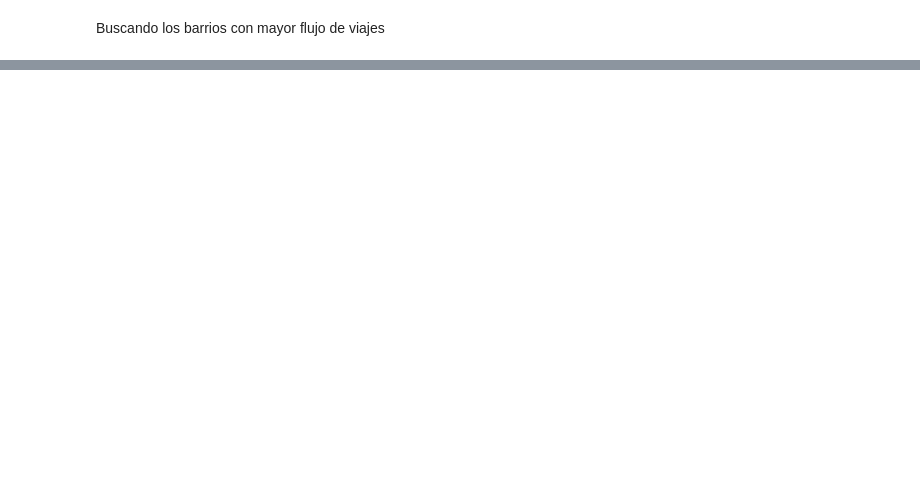
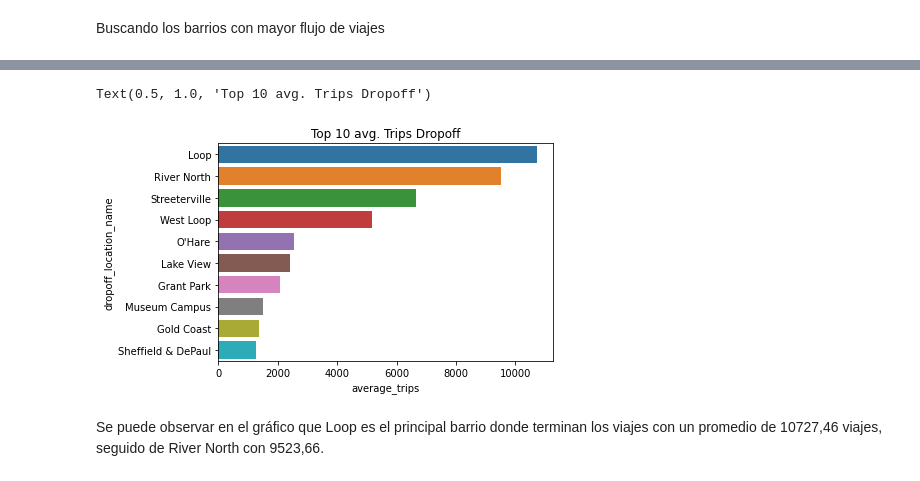
Before and after one commit to RaulManzano1981/proyecto_6, a Jupyter notebook: proyecto_6.ipynb, the cells around one changed output, grey strips where cells are left out. Drawn from its saved outputs; the diff is of its cells as text; code cells hidden in the pictures; blank space fills up the shorter version.

```diff
--- a/proyecto_6.ipynb
+++ b/proyecto_6.ipynb
@@ -224,2 +247,6 @@ weather_records.drop(columns='duplicated', axis=1)
 # %% [markdown]
 Buscando los barrios con mayor flujo de viajes
+# %%
+#Se hará un slice con los 10 primeros barrios pada realizar su analisis
+drop_trips_slice=dropoff_and_avgtrips.loc[0:9]
+drop_trips_slice
@@ -225,0 +265,8 @@ Buscando los barrios con mayor flujo de viajes
+# %%
+sns.barplot(y='dropoff_location_name', x='average_trips', data=drop_trips_slice)
+plt.title('Top 10 avg. Trips Dropoff')
+# %% [output]
+Text(0.5, 1.0, 'Top 10 avg. Trips Dropoff')
+[figure, added]
+# %% [markdown]
+Se puede observar en el gráfico que Loop es el principal barrio donde terminan los viajes con un promedio de 10727,46 viajes, seguido de River North con 9523,66.
```
Also changed, not shown: parts of 28 cells of this notebook.
